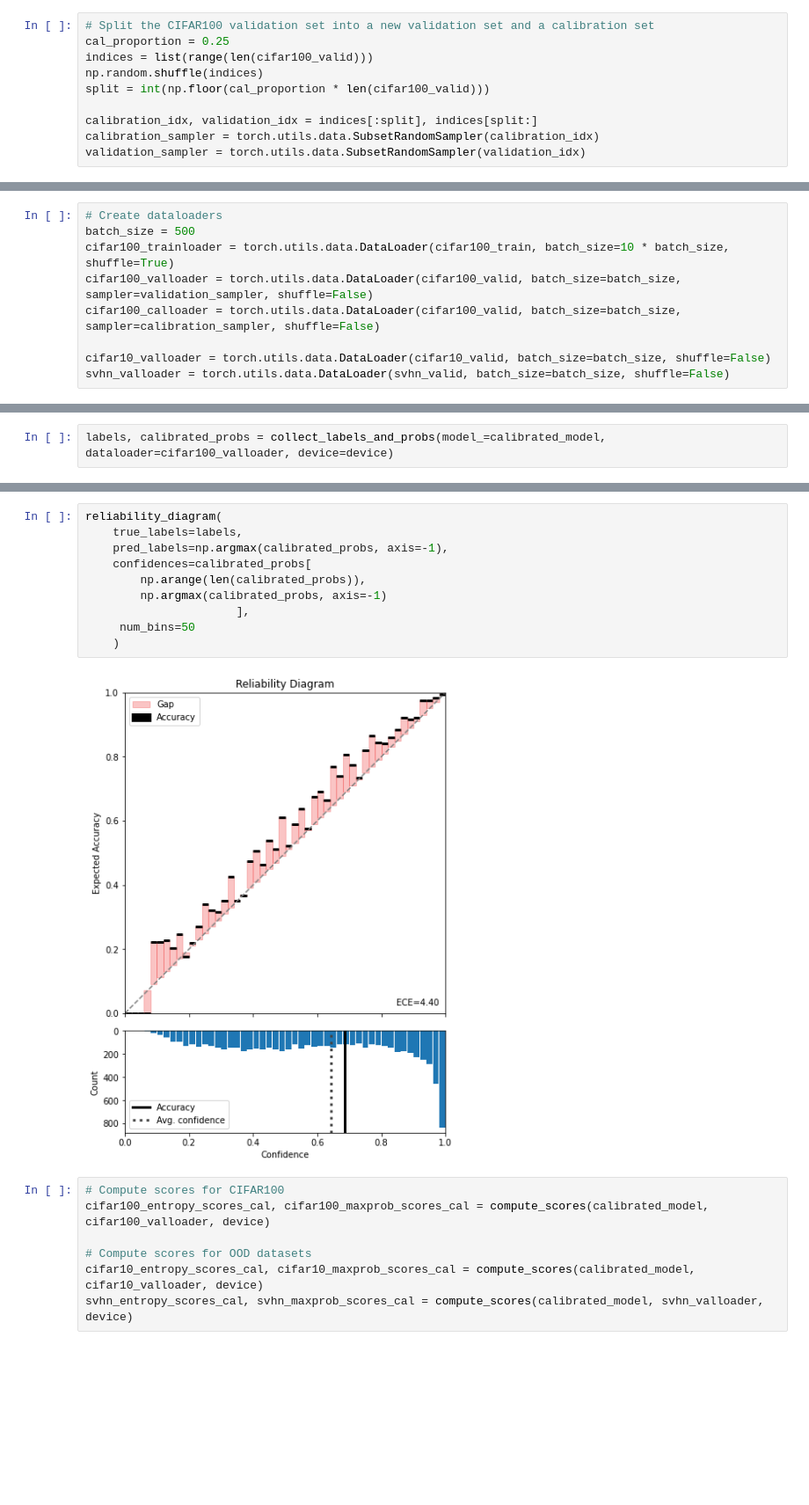
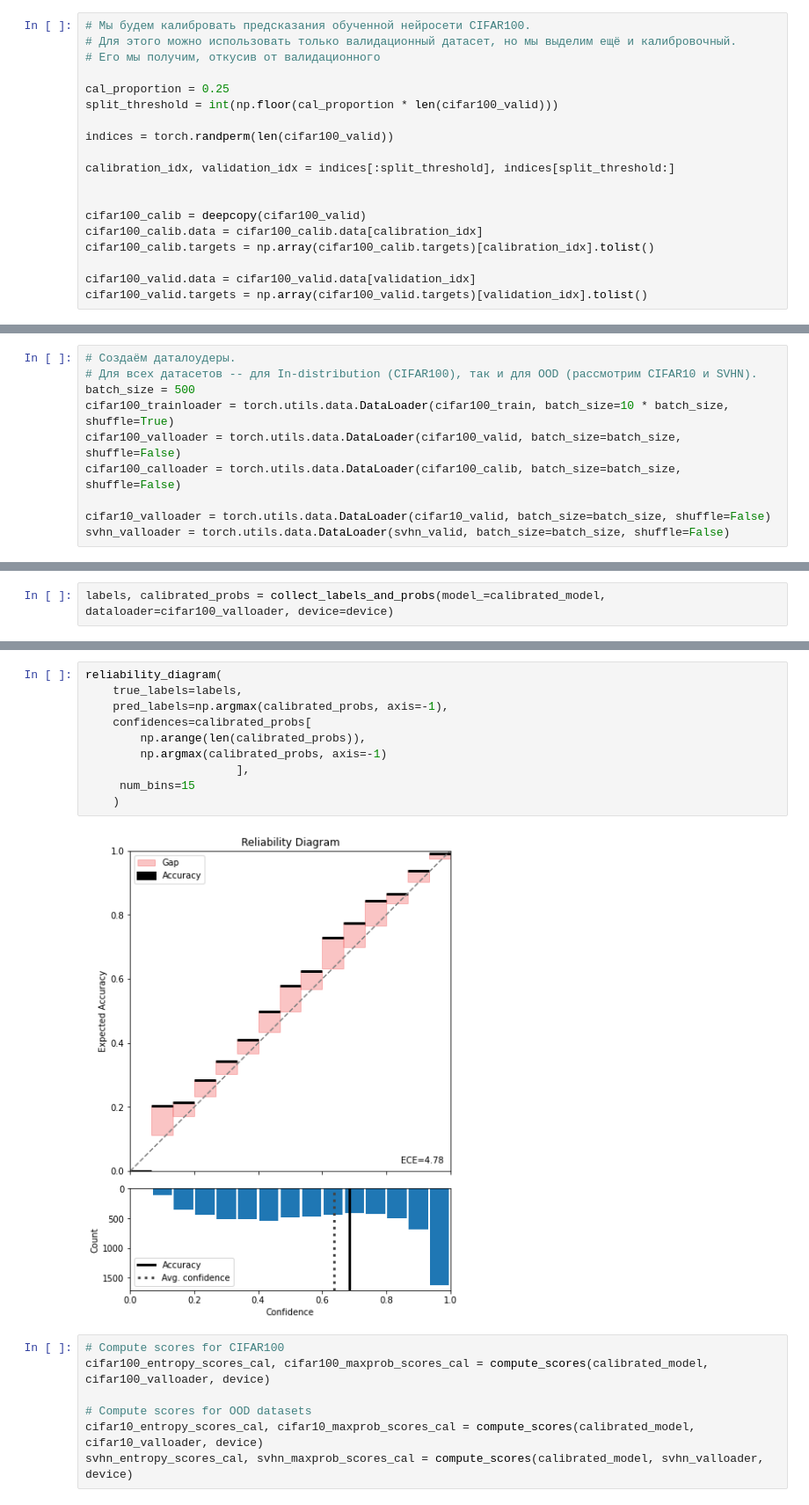
Before and after one commit to nkotelevskii/helpers, a Jupyter notebook: Uncertainty_quantification_seminar.ipynb, the cells around one changed output, grey strips where cells are left out. Shown at 88% size. Cells and saved outputs as stored; diff of their text form; blank space fills up the shorter version.

```diff
--- a/Uncertainty_quantification_seminar.ipynb
+++ b/Uncertainty_quantification_seminar.ipynb
@@ -140,10 +155,19 @@ Using downloaded and verified file: ./data/test_32x32.mat
 # %%
-# Split the CIFAR100 validation set into a new validation set and a calibration set
+# Мы будем калибровать предсказания обученной нейросети CIFAR100.
+# Для этого можно использовать только валидационный датасет, но мы выделим ещё и калибровочный.
+# Его мы получим, откусив от валидационного
+
 cal_proportion = 0.25
-indices = list(range(len(cifar100_valid)))
-np.random.shuffle(indices)
-split = int(np.floor(cal_proportion * len(cifar100_valid)))
+split_threshold = int(np.floor(cal_proportion * len(cifar100_valid)))
 
-calibration_idx, validation_idx = indices[:split], indices[split:]
-calibration_sampler = torch.utils.data.SubsetRandomSampler(calibration_idx)
-validation_sampler = torch.utils.data.SubsetRandomSampler(validation_idx)
+indices = torch.randperm(len(cifar100_valid))
+
+calibration_idx, validation_idx = indices[:split_threshold], indices[split_threshold:]
+
+
+cifar100_calib = deepcopy(cifar100_valid)
+cifar100_calib.data = cifar100_calib.data[calibration_idx]
+cifar100_calib.targets = np.array(cifar100_calib.targets)[calibration_idx].tolist()
+
+cifar100_valid.data = cifar100_valid.data[validation_idx]
+cifar100_valid.targets = np.array(cifar100_valid.targets)[validation_idx].tolist()
@@ -150,9 +182,10 @@ validation_sampler = torch.utils.data.SubsetRandomSampler(validation_idx)
 # %%
-# Create dataloaders
+# Создаём даталоудеры.
+# Для всех датасетов -- для In-distribution (CIFAR100), так и для OOD (рассмотрим CIFAR10 и SVHN).
 batch_size = 500
 cifar100_trainloader = torch.utils.data.DataLoader(cifar100_train, batch_size=10 * batch_size, shuffle=True)
-cifar100_valloader = torch.utils.data.DataLoader(cifar100_valid, batch_size=batch_size, sampler=validation_sampler, shuffle=False)
-cifar100_calloader = torch.utils.data.DataLoader(cifar100_valid, batch_size=batch_size, sampler=calibration_sampler, shuffle=False)
+cifar100_valloader = torch.utils.data.DataLoader(cifar100_valid, batch_size=batch_size, shuffle=False)
+cifar100_calloader = torch.utils.data.DataLoader(cifar100_calib, batch_size=batch_size, shuffle=False)
 
 cifar10_valloader = torch.utils.data.DataLoader(cifar10_valid, batch_size=batch_size, shuffle=False)
 svhn_valloader = torch.utils.data.DataLoader(svhn_valid, batch_size=batch_size, shuffle=False)
@@ -281,15 +472,15 @@ accuracy_score(y_true=labels, y_pred=np.argmax(calibrated_probs, axis=-1))
 # %%
 reliability_diagram(
     true_labels=labels,
     pred_labels=np.argmax(calibrated_probs, axis=-1),
     confidences=calibrated_probs[
         np.arange(len(calibrated_probs)),
         np.argmax(calibrated_probs, axis=-1)
                       ],
-     num_bins=50
+     num_bins=15
     )
 # %% [output]
-[figure, old version]
+[figure, new version]
 # %%
 # Compute scores for CIFAR100
 cifar100_entropy_scores_cal, cifar100_maxprob_scores_cal = compute_scores(calibrated_model, cifar100_valloader, device)
```
Also changed, not shown: parts of 98 cells of this notebook, 7 other files.
